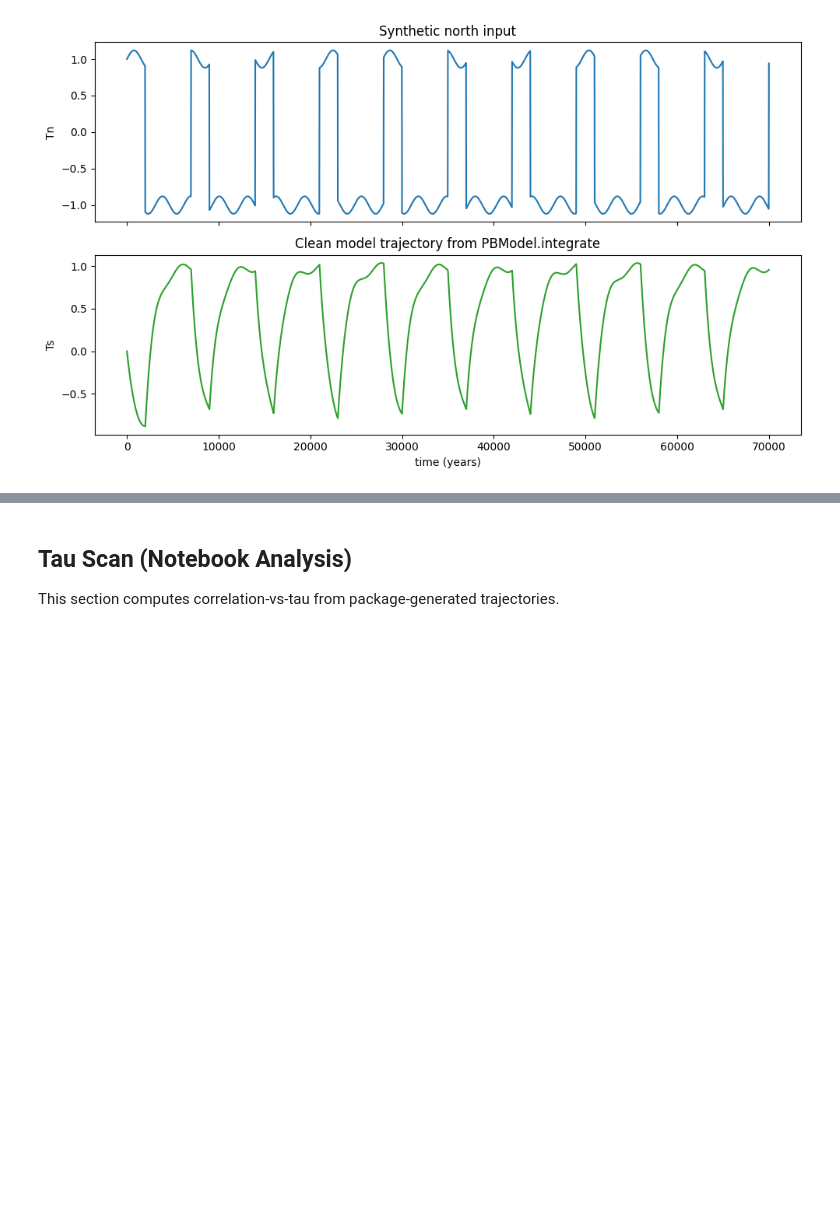
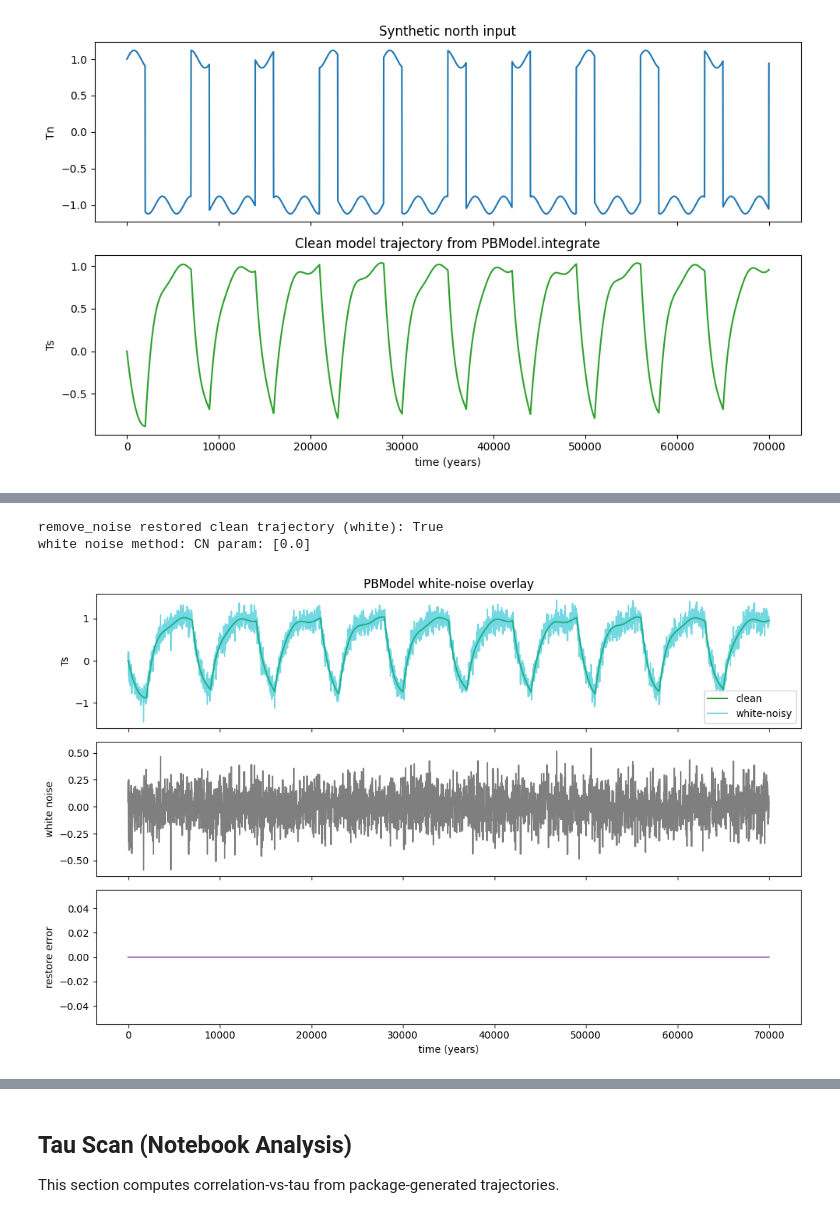
Before and after one commit to LinkedEarth/PaleoBeasts, a Jupyter notebook: notebooks/stocker2003_bipolar_seesaw_demo.ipynb, the cells around one changed output, grey strips where cells are left out. Drawn from its saved outputs; the diff is of its cells as text; code cells hidden in the pictures; blank space fills up the shorter version.

```diff
--- a/notebooks/stocker2003_bipolar_seesaw_demo.ipynb
+++ b/notebooks/stocker2003_bipolar_seesaw_demo.ipynb
@@ -171,0 +177,49 @@ remove_noise restored clean trajectory: True
+# %%
+# White-noise settings (section-local)
+white_noise_method = 'CN'
+white_noise_param = [0.0]
+white_noise_target_std_fraction = 0.25
+white_noise_seed = 123
+
+white_noise_surr = noise_utils.from_param(
+    method=white_noise_method,
+    noise_param=white_noise_param,
+    time_pattern='specified',
+    settings={'time': model.time},
+    seed=white_noise_seed,
+)
+raw_white_noise = np.asarray(white_noise_surr.series_list[0].value, dtype=float)
+
+white_noise_scale = white_noise_target_std_fraction * np.std(south_clean)
+if np.std(raw_white_noise) > 0:
+    white_noise_ts = raw_white_noise * (white_noise_scale / np.std(raw_white_noise))
+else:
+    white_noise_ts = raw_white_noise.copy()
+
+model.add_noise('Ts', white_noise_ts)
+south_white_noisy_series = model.to_pyleo(var_names='Ts')
+south_white_noisy = np.asarray(south_white_noisy_series.value, dtype=float)
+
+model.remove_noise('Ts')
+white_restored = model.state_variables['Ts'].copy()
+white_restored_ok = np.allclose(white_restored, south_clean, atol=1e-8)
+print('remove_noise restored clean trajectory (white):', white_restored_ok)
+print('white noise method:', white_noise_method, 'param:', white_noise_param)
+# %% [output]
+remove_noise restored clean trajectory (white): True
+white noise method: CN param: [0.0]
+# %%
+fig, ax = plt.subplots(3, 1, figsize=(11, 7), sharex=True)
+ax[0].plot(model.time, south_clean, color='tab:green', label='clean')
+ax[0].plot(model.time, south_white_noisy, color='tab:cyan', alpha=0.6, label='white-noisy')
+ax[0].set_ylabel('Ts')
+ax[0].set_title('PBModel white-noise overlay')
+ax[0].legend(loc='best')
+ax[1].plot(model.time, white_noise_ts, color='tab:gray')
+ax[1].set_ylabel('white noise')
+ax[2].plot(model.time, white_restored - south_clean, color='tab:purple')
+ax[2].set_ylabel('restore error')
+ax[2].set_xlabel('time (years)')
+plt.tight_layout()
+# %% [output]
+[figure, added]
```
Also changed, not shown: parts of 11 cells of this notebook.
